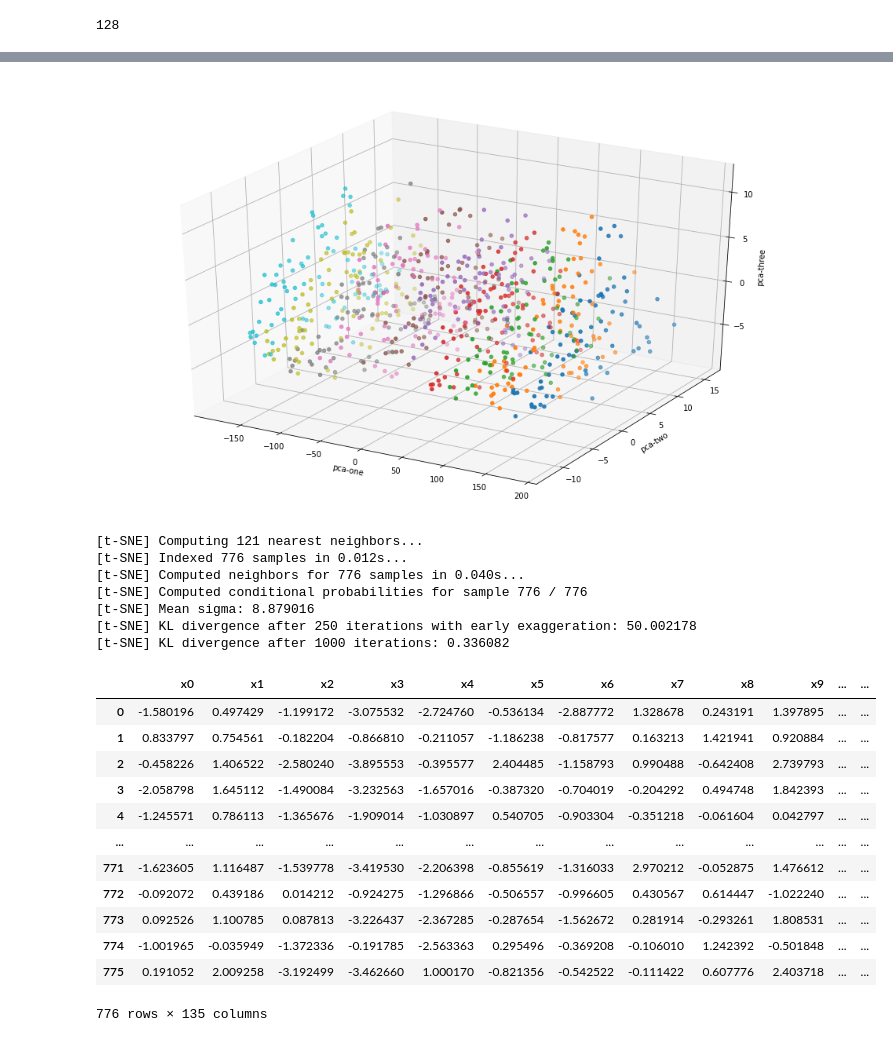
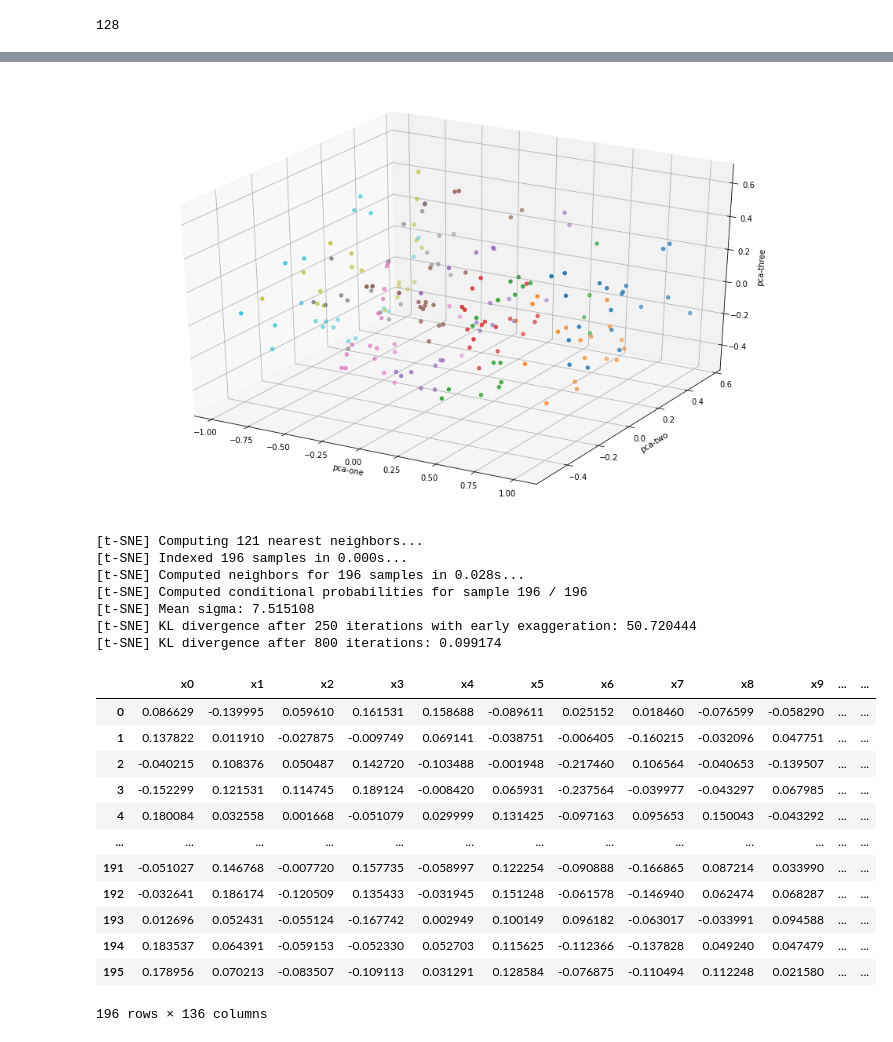
Before and after one commit to orilan93/SiameseFish, a Jupyter notebook: notebooks/embedding_exploration.ipynb, the cells around one changed output, grey strips where cells are left out. Drawn from its saved outputs; the diff is of its cells as text; code cells hidden in the pictures.

```diff
--- a/notebooks/embedding_exploration.ipynb
+++ b/notebooks/embedding_exploration.ipynb
@@ -9,10 +8,9 @@ from sklearn.neighbors import KNeighborsClassifier
 # %%
-CREATE_EMBEDDINGS = True
+CREATE_EMBEDDINGS = False
 
 if CREATE_EMBEDDINGS:
 
-    from data import get_images, IMG_SIZE
-    from classification import get_embeddings
+    from data import get_images, IMG_SIZE, get_embeddings
     from models import embedding_network_contrastive
     import tensorflow as tf
 
@@ -38,11 +36,16 @@ if CREATE_EMBEDDINGS:
 
 else:
 
-    CSV_FILE = '../embeddings/embeddings.csv'
+    CSV_FILE = '../embeddings.csv'
 
     df = pd.read_csv(CSV_FILE)
 
     df.head()
+# %%
+FILTER = True
+if FILTER:
+    df = df[df["y"] < 100]
+    df = df.reset_index(drop=True)
 # %%
 df = df.astype({"y": int})
 df.describe()
@@ -76,6 +73,6 @@ len(non_zero)
 # %%
 pca = PCA(n_components=3)
-pca_result = pca.fit_transform(df)
+pca_result = pca.fit_transform(df.iloc[:,:-1])
 
 #feat_cols = [ 'x'+str(i) for i in range(feature_count) ]
 df_pca = df.copy()
@@ -84,3 +81,5 @@ df_pca['pca-one'] = pca_result[:,0]
 df_pca['pca-two'] = pca_result[:,1]
 df_pca['pca-three'] = pca_result[:,2]
 df_pca.head()
+
+df_pca['pca-one'] = df_pca['pca-one'] / df_pca['pca-one'].max()
@@ -130,42 +149,42 @@ ax.set_zlabel('pca-three')
 
 plt.show()
 # %% [output]
-[figure, old version]
+[figure, new version]
 # %%
 #tsne = TSNE(n_components=2, verbose=1, perplexity=40, n_iter=300)
 tsne = TSNE(n_components=2, verbose=1, perplexity=40, n_iter=1000)
-tsne_results = tsne.fit_transform(df)
+tsne_results = tsne.fit_transform(df.iloc[:,:-1])
 
 df_pca['tsne-2d-one'] = tsne_results[:,0]
 df_pca['tsne-2d-two'] = tsne_results[:,1]
 # %% [output]
 [t-SNE] Computing 121 nearest neighbors...
-[t-SNE] Indexed 776 samples in 0.012s...
-[t-SNE] Computed neighbors for 776 samples in 0.040s...
-[t-SNE] Computed conditional probabilities for sample 776 / 776
-[t-SNE] Mean sigma: 8.879016
-[t-SNE] KL divergence after 250 iterations with early exaggeration: 50.002178
-[t-SNE] KL divergence after 1000 iterations: 0.336082
+[t-SNE] Indexed 196 samples in 0.000s...
+[t-SNE] Computed neighbors for 196 samples in 0.028s...
+[t-SNE] Computed conditional probabilities for sample 196 / 196
+[t-SNE] Mean sigma: 7.515108
+[t-SNE] KL divergence after 250 iterations with early exaggeration: 50.720444
+[t-SNE] KL divergence after 800 iterations: 0.099174
 # %%
-with open("../../data/classes_condensed_head.txt") as file:
+with open("../../data/classes_direction.txt") as file:
     classes = [line.strip() for line in file]
 
 df_pca["class"] = df_pca["y"].apply(lambda x: classes[x])
 df_pca
 # %% [output]
 |  | x0 | x1 | x2 | x3 | x4 | x5 | x6 | x7 | x8 | x9 | ... | ... |
-| 0 | -1.580196 | 0.497429 | -1.199172 | -3.075532 | -2.724760 | -0.536134 | -2.887772 | 1.328678 | 0.243191 | 1.397895 | ... | ... |
-| 1 | 0.833797 | 0.754561 | -0.182204 | -0.866810 | -0.211057 | -1.186238 | -0.817577 | 0.163213 | 1.421941 | 0.920884 | ... | ... |
-| 2 | -0.458226 | 1.406522 | -2.580240 | -3.895553 | -0.395577 | 2.404485 | -1.158793 | 0.990488 | -0.642408 | 2.739793 | ... | ... |
-| 3 | -2.058798 | 1.645112 | -1.490084 | -3.232563 | -1.657016 | -0.387320 | -0.704019 | -0.204292 | 0.494748 | 1.842393 | ... | ... |
-| 4 | -1.245571 | 0.786113 | -1.365676 | -1.909014 | -1.030897 | 0.540705 | -0.903304 | -0.351218 | -0.061604 | 0.042797 | ... | ... |
+| 0 | 0.086629 | -0.139995 | 0.059610 | 0.161531 | 0.158688 | -0.089611 | 0.025152 | 0.018460 | -0.076599 | -0.058290 | ... | ... |
+| 1 | 0.137822 | 0.011910 | -0.027875 | -0.009749 | 0.069141 | -0.038751 | -0.006405 | -0.160215 | -0.032096 | 0.047751 | ... | ... |
+| 2 | -0.040215 | 0.108376 | 0.050487 | 0.142720 | -0.103488 | -0.001948 | -0.217460 | 0.106564 | -0.040653 | -0.139507 | ... | ... |
+| 3 | -0.152299 | 0.121531 | 0.114745 | 0.189124 | -0.008420 | 0.065931 | -0.237564 | -0.039977 | -0.043297 | 0.067985 | ... | ... |
+| 4 | 0.180084 | 0.032558 | 0.001668 | -0.051079 | 0.029999 | 0.131425 | -0.097163 | 0.095653 | 0.150043 | -0.043292 | ... | ... |
 | ... | ... | ... | ... | ... | ... | ... | ... | ... | ... | ... | ... | ... |
-| 771 | -1.623605 | 1.116487 | -1.539778 | -3.419530 | -2.206398 | -0.855619 | -1.316033 | 2.970212 | -0.052875 | 1.476612 | ... | ... |
-| 772 | -0.092072 | 0.439186 | 0.014212 | -0.924275 | -1.296866 | -0.506557 | -0.996605 | 0.430567 | 0.614447 | -1.022240 | ... | ... |
-| 773 | 0.092526 | 1.100785 | 0.087813 | -3.226437 | -2.367285 | -0.287654 | -1.562672 | 0.281914 | -0.293261 | 1.808531 | ... | ... |
-| 774 | -1.001965 | -0.035949 | -1.372336 | -0.191785 | -2.563363 | 0.295496 | -0.369208 | -0.106010 | 1.242392 | -0.501848 | ... | ... |
-| 775 | 0.191052 | 2.009258 | -3.192499 | -3.462660 | 1.000170 | -0.821356 | -0.542522 | -0.111422 | 0.607776 | 2.403718 | ... | ... |
+| 191 | -0.051027 | 0.146768 | -0.007720 | 0.157735 | -0.058997 | 0.122254 | -0.090888 | -0.166865 | 0.087214 | 0.033990 | ... | ... |
+| 192 | -0.032641 | 0.186174 | -0.120509 | 0.135433 | -0.031945 | 0.151248 | -0.061578 | -0.146940 | 0.062474 | 0.068287 | ... | ... |
+| 193 | 0.012696 | 0.052431 | -0.055124 | -0.167742 | 0.002949 | 0.100149 | 0.096182 | -0.063017 | -0.033991 | 0.094588 | ... | ... |
+| 194 | 0.183537 | 0.064391 | -0.059153 | -0.052330 | 0.052703 | 0.115625 | -0.112366 | -0.137828 | 0.049240 | 0.047479 | ... | ... |
+| 195 | 0.178956 | 0.070213 | -0.083507 | -0.109113 | 0.031291 | 0.128584 | -0.076875 | -0.110494 | 0.112248 | 0.021580 | ... | ... |
-776 rows × 135 columns
+196 rows × 136 columns
 # %%
 plt.figure(figsize=(16,10))
 p1 = sns.scatterplot(
```
Also changed, not shown: parts of 19 cells of this notebook, 26 other files.
